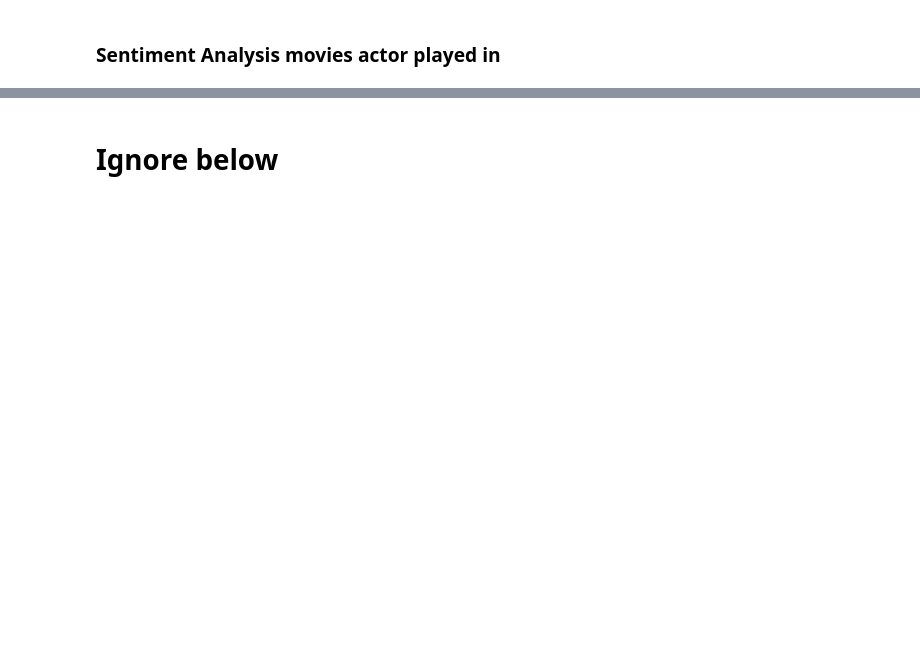
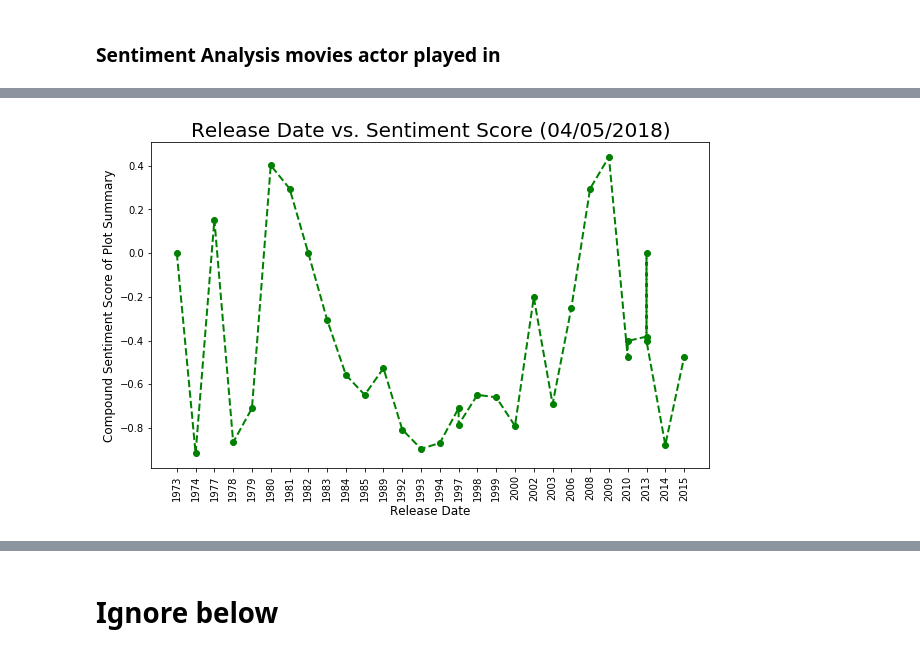
Before and after one commit to CTopham/Team-Green, a Jupyter notebook: Basic Movie Info.ipynb, the cells around one changed output, grey strips where cells are left out. Saved outputs shown, nothing was run; the diff lists cells and outputs as text; code cells hidden in the pictures; blank space fills up the shorter version.

```diff
--- a/Basic Movie Info.ipynb
+++ b/Basic Movie Info.ipynb
@@ -241,0 +242,21 @@ first_merge.head()
+# %%
+#Set size of bar plots
+plt.figure(figsize=(10,6))
+
+plt.plot(final["Year Released"], first_merge["Compound Score"], color= "green", marker= "o", linestyle= "dashed",
+linewidth= 2, markersize= 6)
+
+#Aesthetics
+plt.title("Release Date vs. Sentiment Score " + "(" + time.strftime("%m/%d/%Y") + ")", fontsize=20)
+plt.xlabel("Release Date", fontsize=12)
+plt.xticks(rotation= 90)
+plt.ylabel("Compound Sentiment Score of Plot Summary", fontsize=12)
+
+
+#Save plot as PNG image
+plt.savefig("Images/Movie_Release_Date_vs._Sentiment_Score.png", bbox_inches= "tight")
+
+#Display Output
+plt.show()
+# %% [output]
+[figure, added]
```
Also changed, not shown: parts of 10 cells of this notebook, 5 other files.
